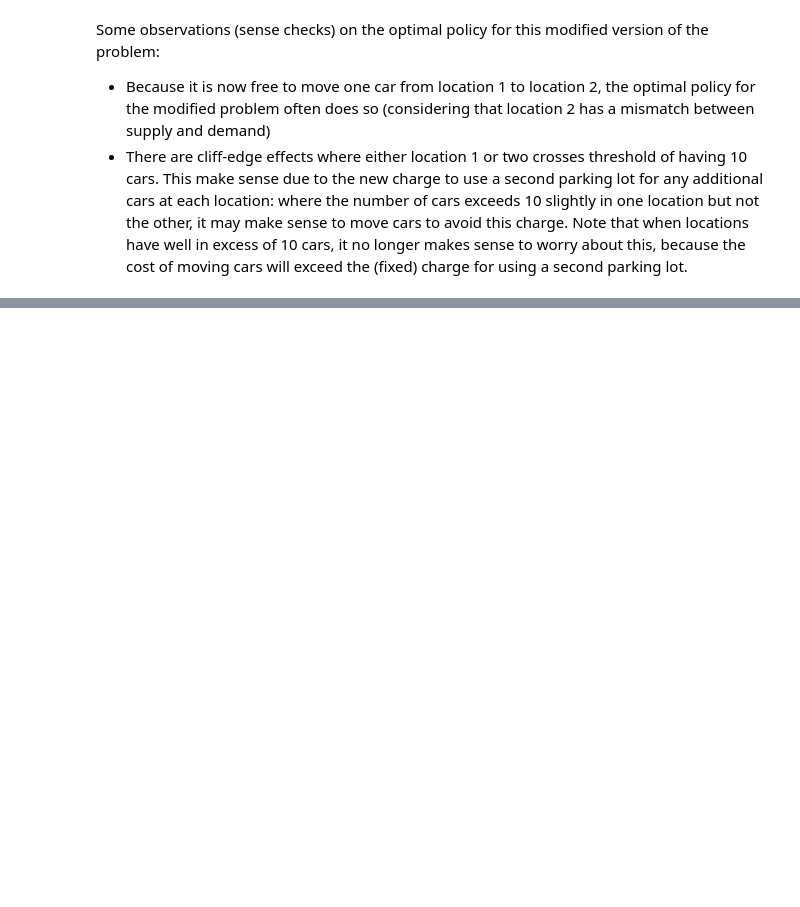
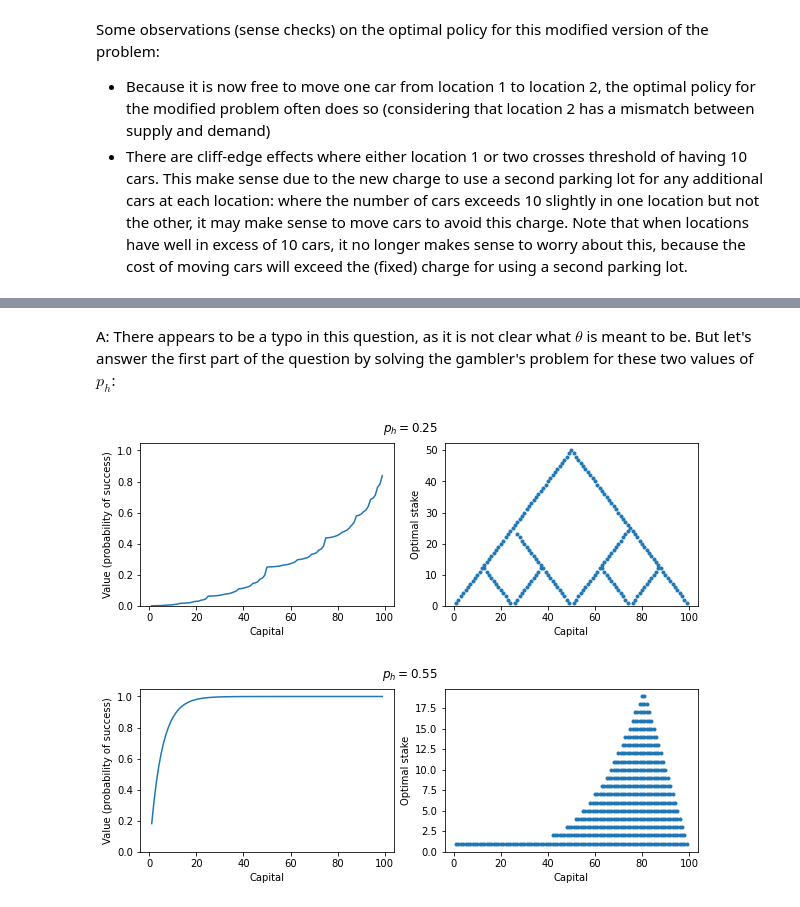
Before and after one commit to Sen-R/sutton-barto, a Jupyter notebook: notebooks/ch04-dynamic-programming.ipynb, the cells around one changed output, grey strips where cells are left out. Cells and saved outputs as stored; diff of their text form; code cells hidden in the pictures; blank space fills up the shorter version.

```diff
--- a/notebooks/ch04-dynamic-programming.ipynb
+++ b/notebooks/ch04-dynamic-programming.ipynb
@@ -302,0 +374,8 @@ Some observations (sense checks) on the optimal policy for this modified version
+# %% [markdown]
+A: There appears to be a typo in this question, as it is not clear what $\theta$ is meant to be. But let's answer the first part of the question by solving the gambler's problem for these two values of $p_h$:
+# %%
+solve_and_visualise_gamblers_problem(goal=100, p_h=0.25);
+solve_and_visualise_gamblers_problem(goal=100, p_h=0.55);
+# %% [output]
+[figure, added]
+[figure, added]
```
Also changed, not shown: parts of 9 cells of this notebook.
